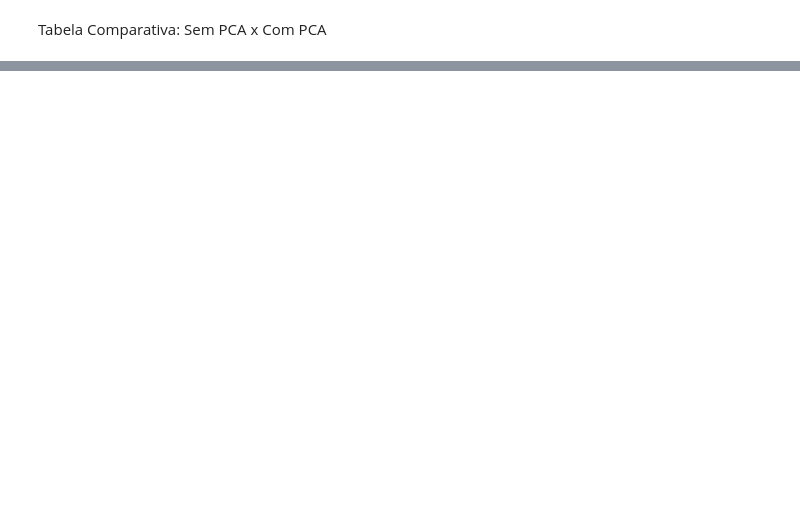
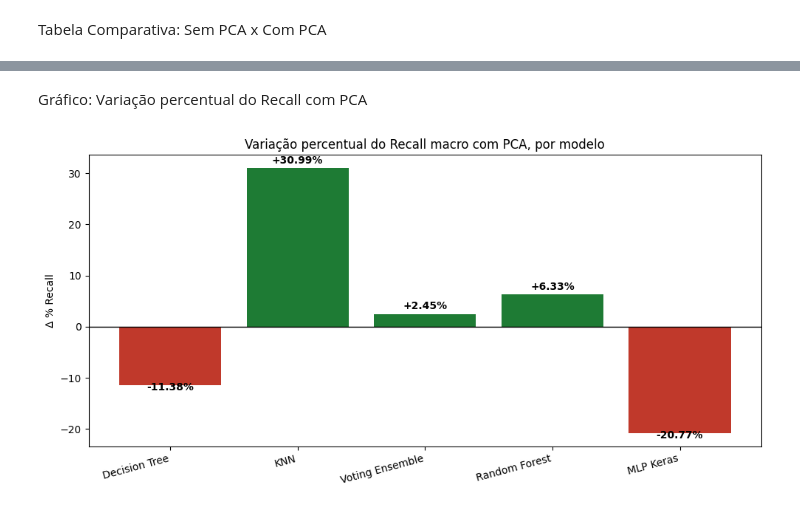
Before and after one commit to tcc-financial-crisis/treinamento-modelos-base-nova, a Jupyter notebook: model_training.ipynb, the cells around one changed output, grey strips where cells are left out. Drawn from its saved outputs; the diff is of its cells as text; code cells hidden in the pictures; blank space fills up the shorter version.

```diff
--- a/model_training.ipynb
+++ b/model_training.ipynb
@@ -1096,0 +1134,33 @@ display(
+# %% [markdown]
+Gráfico: Variação percentual do Recall com PCA
+# %%
+import matplotlib.pyplot as plt
+
+# Variação percentual do recall macro com PCA, lida da tabela comparativa (df_comparativo)
+variacao_recall = df_comparativo["Recall (Δ %)"]
+
+cores = ["#1e7b34" if v >= 0 else "#c0392b" for v in variacao_recall]
+
+fig, ax = plt.subplots(figsize=(10, 5))
+barras = ax.bar(variacao_recall.index, variacao_recall.values, color=cores)
+
+for barra, valor in zip(barras, variacao_recall.values):
+    altura = barra.get_height()
+    deslocamento = 0.5 if valor >= 0 else -1.5
+    ax.text(
+        barra.get_x() + barra.get_width() / 2,
+        altura + deslocamento,
+        f"{valor:+.2f}%",
+        ha="center",
+        va="bottom",
+        fontweight="bold"
+    )
+
+ax.axhline(0, color="black", linewidth=1)
+ax.set_ylabel("Δ % Recall")
+ax.set_title("Variação percentual do Recall macro com PCA, por modelo")
+plt.xticks(rotation=15, ha="right")
+plt.tight_layout()
+plt.show()
+# %% [output]
+[figure, added]
```
Also changed, not shown: parts of 8 cells of this notebook, 1 other file.
